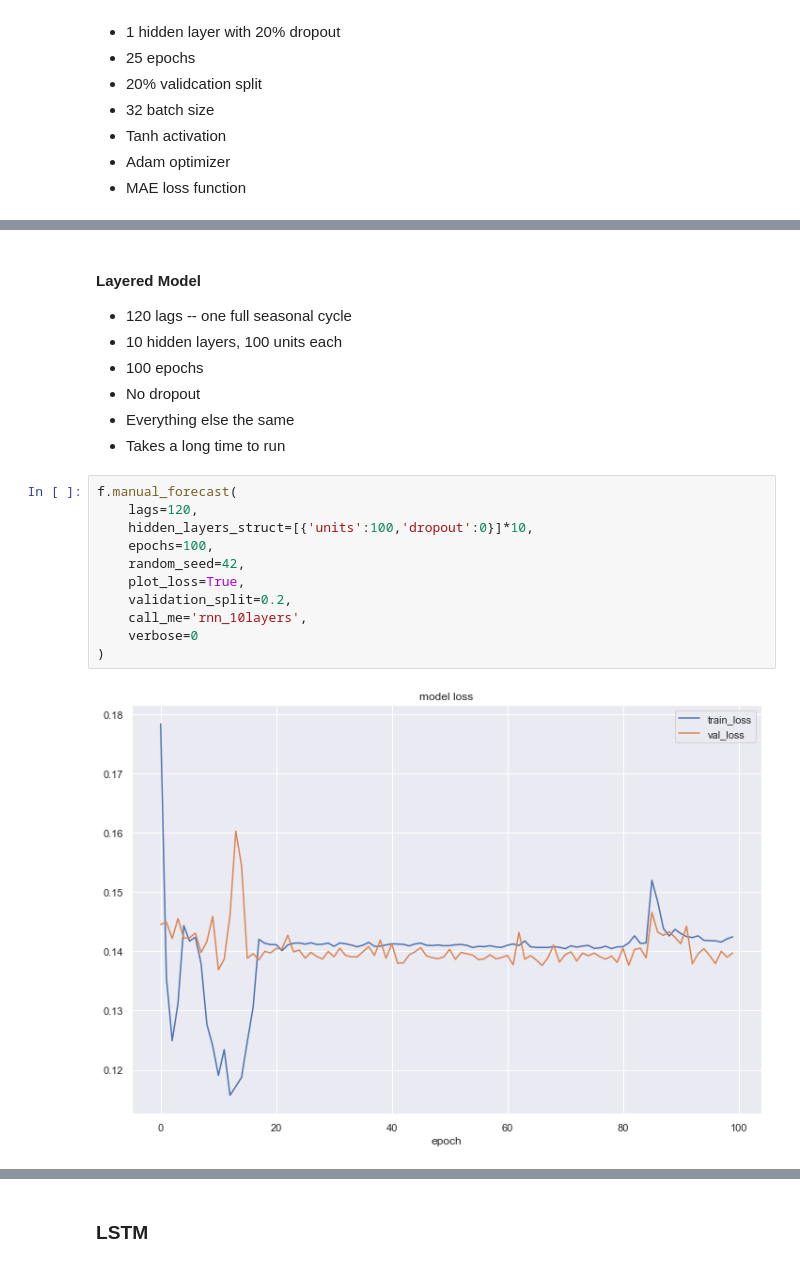
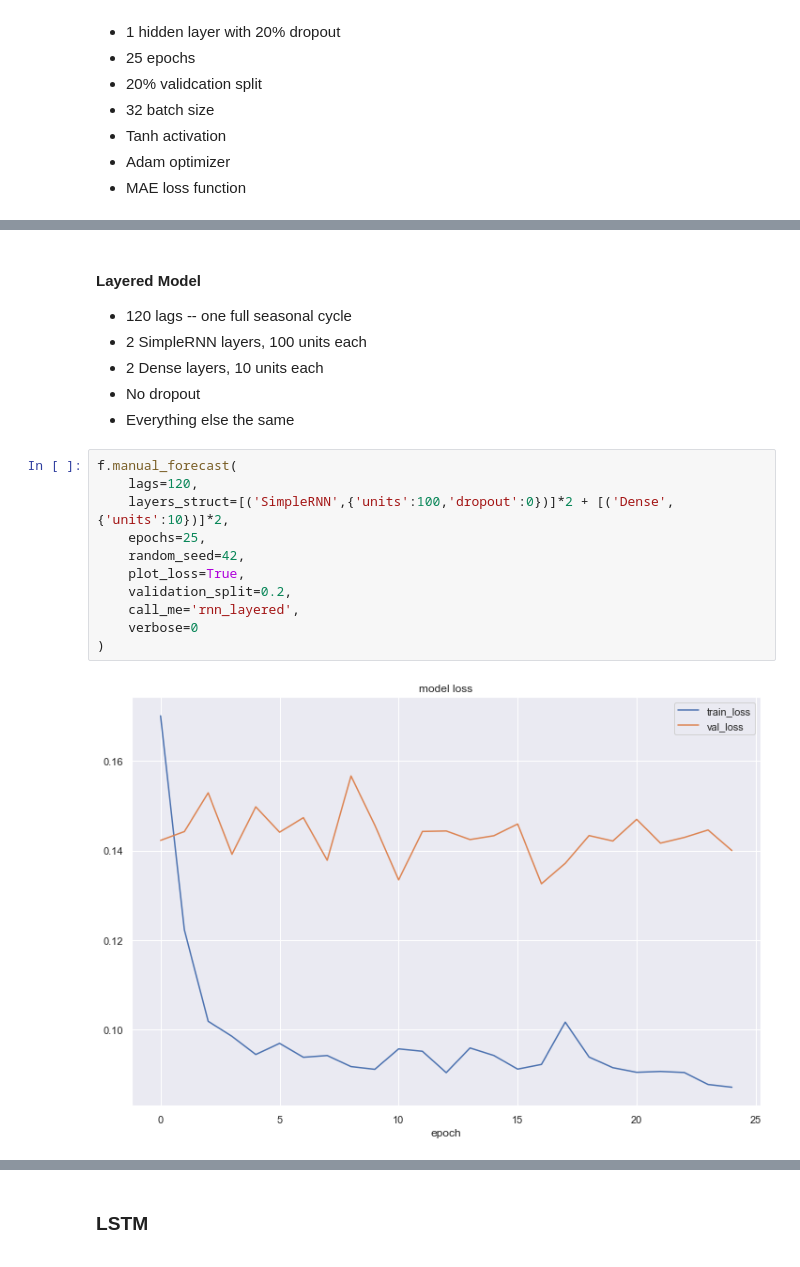
Before and after one commit to mikekeith52/scalecast-examples, a Jupyter notebook: rnn/rnn.ipynb, the cells around one changed output, grey strips where cells are left out. Drawn from its saved outputs; the diff is of its cells as text.

```diff
--- a/rnn/rnn.ipynb
+++ b/rnn/rnn.ipynb
@@ -112,22 +113,21 @@ f.manual_forecast(
 #### Layered Model
 
 - 120 lags -- one full seasonal cycle
-- 10 hidden layers, 100 units each
-- 100 epochs
+- 2 SimpleRNN layers, 100 units each
+- 2 Dense layers, 10 units each
 - No dropout
 - Everything else the same
-- Takes a long time to run
 # %%
 f.manual_forecast(
     lags=120,
-    hidden_layers_struct=[{'units':100,'dropout':0}]*10,
-    epochs=100,
+    layers_struct=[('SimpleRNN',{'units':100,'dropout':0})]*2 + [('Dense',{'units':10})]*2,
+    epochs=25,
     random_seed=42,
     plot_loss=True,
     validation_split=0.2,
-    call_me='rnn_10layers',
+    call_me='rnn_layered',
     verbose=0
 )
 # %% [output]
-[figure, old version]
+[figure, new version]
 # %%
```
Also changed, not shown: parts of 15 cells of this notebook, 3 other files.
